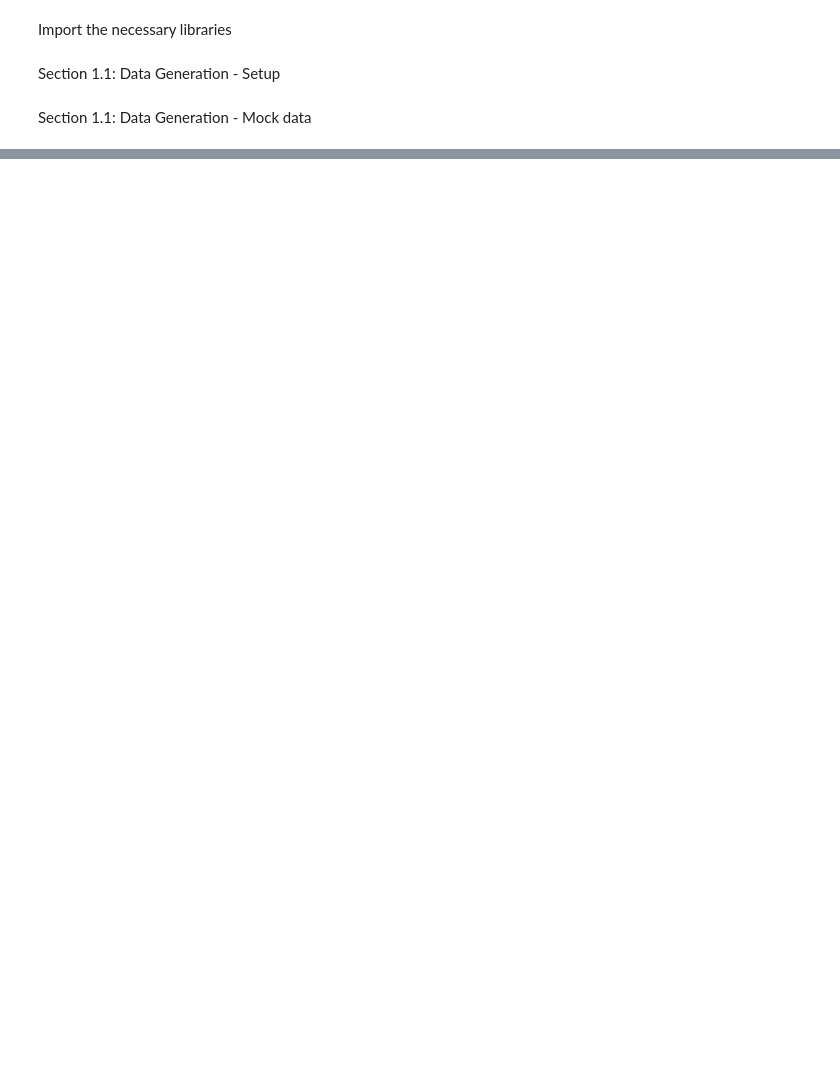
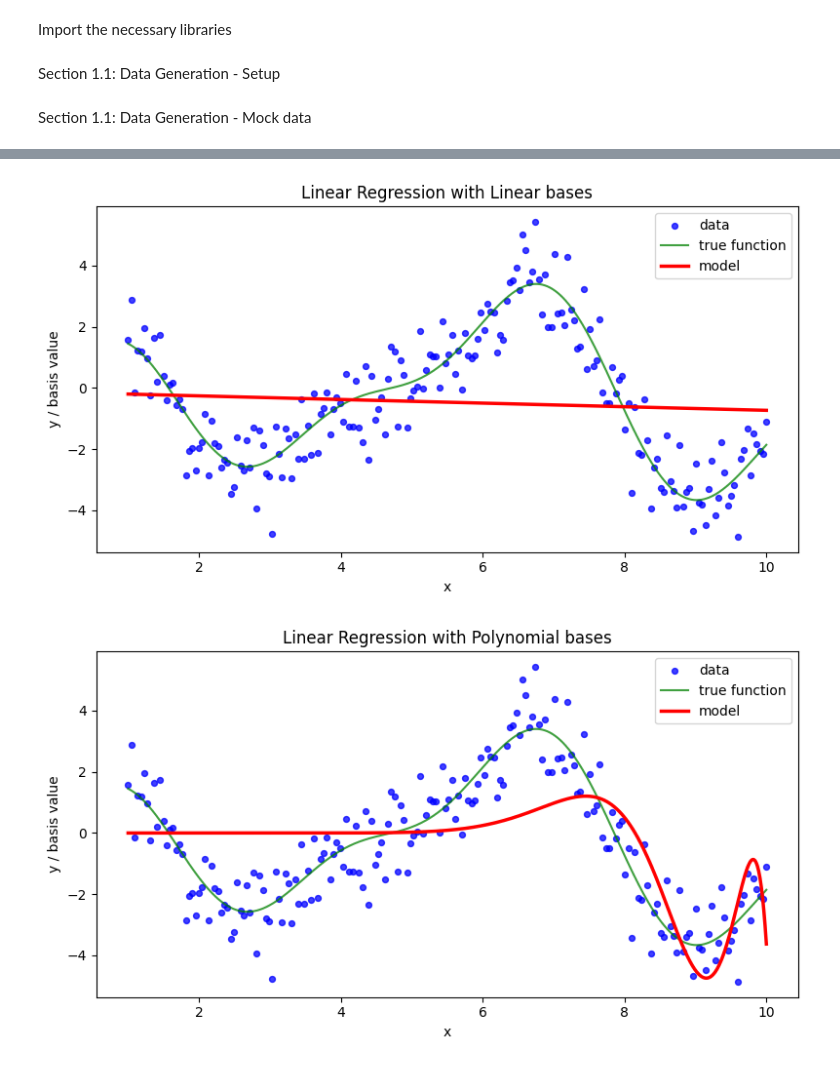
Before and after one commit to Steev3n/COMP551-F25, a Jupyter notebook: A2/A2code.ipynb, the cells around one changed output, grey strips where cells are left out. Saved outputs shown, nothing was run; the diff lists cells and outputs as text; code cells hidden in the pictures; blank space fills up the shorter version.

Commit message:
Finished analytical solution and display.
- TODO: Add SGD/GD/Batch and perform CV to find best number of bases

```diff
--- a/A2/A2code.ipynb
+++ b/A2/A2code.ipynb
@@ -105,0 +180,18 @@ plt.show()
+# %%
+linear_model = Linear_Regression(x, y, 20, basis_function=BasisFunctions.LINEAR)
+polynomial_model = Linear_Regression(x, y, 20, basis_function=BasisFunctions.POLYNOMIAL)
+gaussian_model = Linear_Regression(x, y, 12, basis_function=BasisFunctions.GAUSSIAN)
+sigmoid_model = Linear_Regression(x, y, 20, basis_function=BasisFunctions.SIGMOID)
+
+linear_model.fit(GDMethods.ANALYTIC)
+polynomial_model.fit(GDMethods.ANALYTIC)
+gaussian_model.fit(GDMethods.ANALYTIC)
+sigmoid_model.fit(GDMethods.ANALYTIC)
+
+linear_model.plot_model(x, y, show_bases=False, show_true_function=True, true_function=Linear_Regression.assignment_function)
+polynomial_model.plot_model(x, y, show_bases=False, show_true_function=True, true_function=Linear_Regression.assignment_function)
+gaussian_model.plot_model(x, y, show_bases=False, show_true_function=True, true_function=Linear_Regression.assignment_function)
+sigmoid_model.plot_model(x, y, show_bases=False, show_true_function=True, true_function=Linear_Regression.assignment_function)
+# %% [output]
+[figure, added]
+[figure, added]
```
Also changed, not shown: parts of 4 cells of this notebook.
